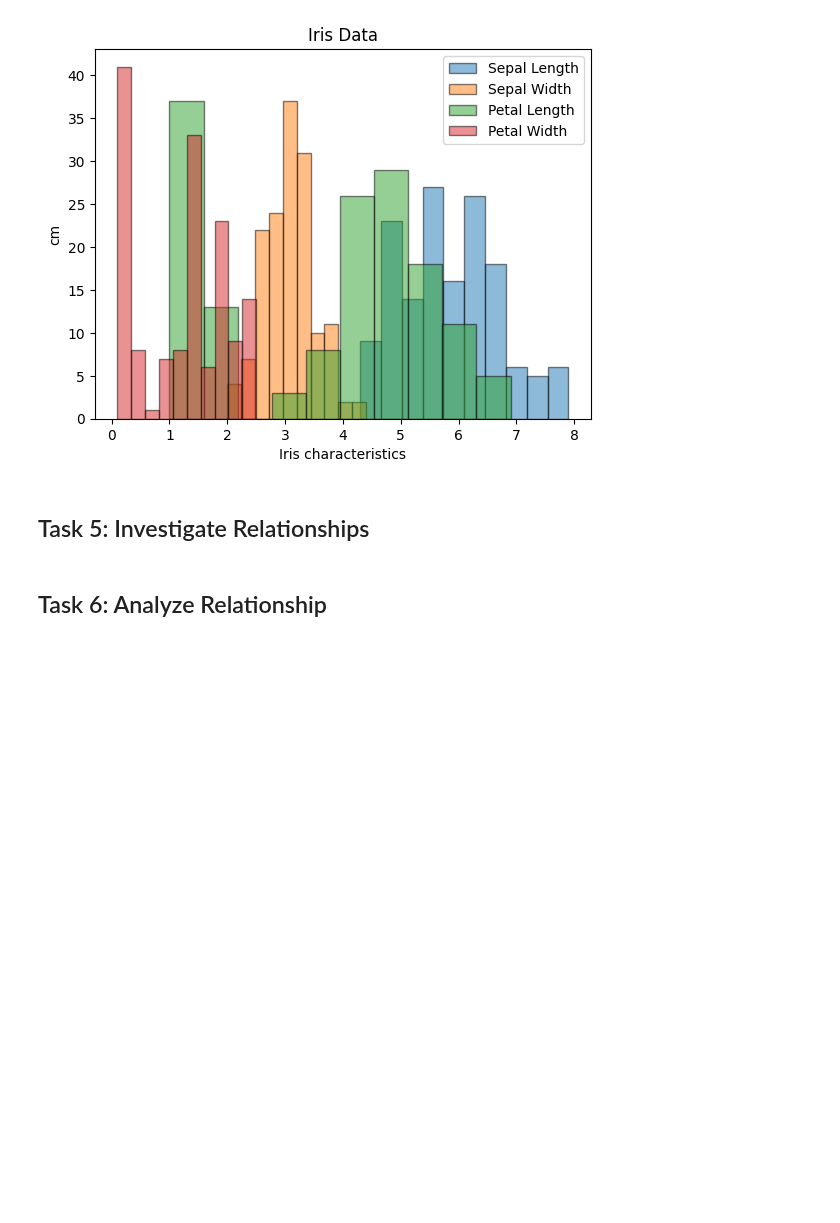
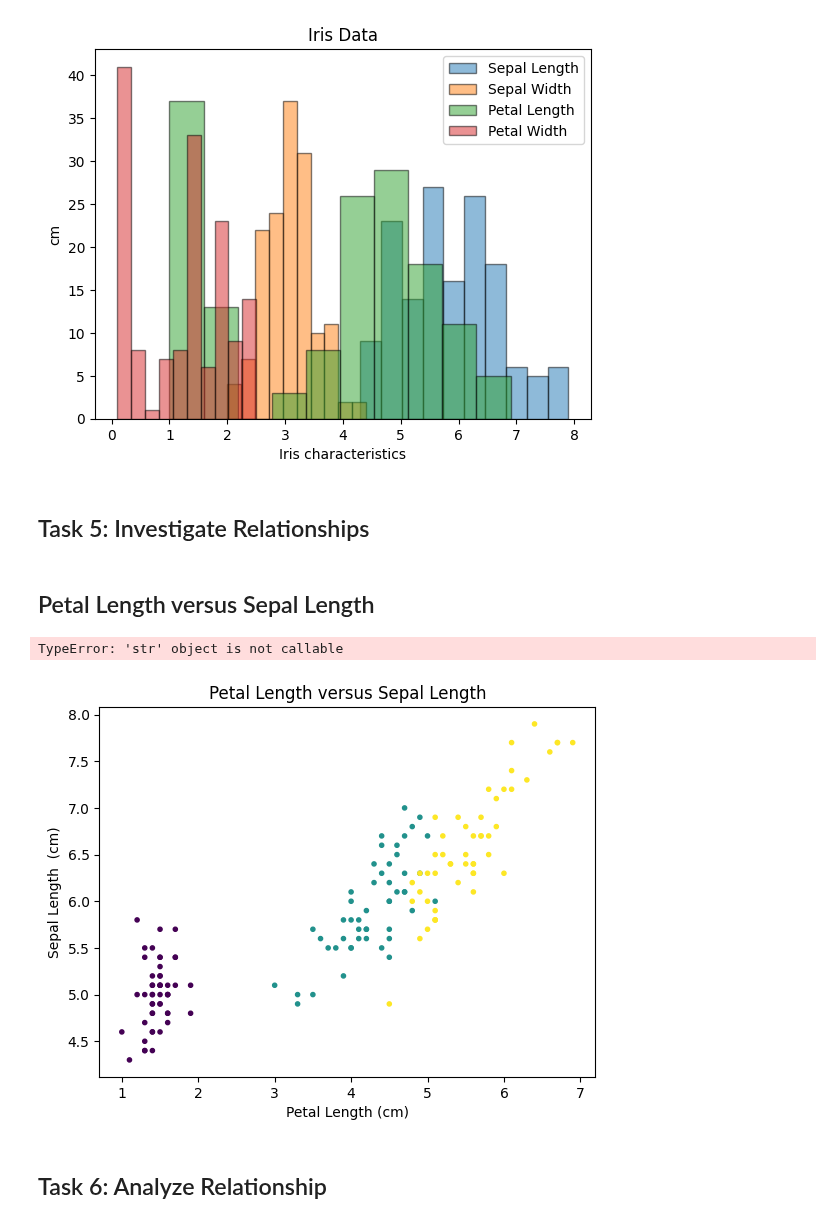
Before and after one commit to seasid3/seasid3-prin_data_analy, a Jupyter notebook: tasks.ipynb, the cells around one changed output. Saved outputs shown, nothing was run; the diff lists cells and outputs as text; code cells hidden in the pictures; blank space fills up the shorter version.

```diff
--- a/tasks.ipynb
+++ b/tasks.ipynb
@@ -404,6 +404,38 @@ Text(0, 0.5, 'cm')
 [figure]
 # %% [markdown]
 ## Task 5: Investigate Relationships
+# %% [markdown]
+## Petal Length versus Sepal Length
+# %%
+# Using code from lecture week8v03 to plot petal length versus sepal length
+
+# Also, I was having trouble finding out
+
+# I need to first assign a name to the classes, using the target:
+Irisclass = data.target
+class_names = data.target_names
+
+# Create a figure and an axis.
+fig, ax = plt.subplots()
+
+# Scatterpot
+scatter = ax.scatter(petallength, sepallength, marker=".", c=Irisclass)
+
+# labels
+ax.set_xlabel('Petal Length (cm)')
+ax.set_ylabel('Sepal Length  (cm)')
+plt.title("Petal Length versus Sepal Length")
+
+# Add a legend using the target_names for labels
+# Using scatter.legend_elements() to get the legend elements
+handles, labels = scatter.legend_elements()
+plt.legend(handles=handles, labels=class_names)
+
+# Show the plot
+plt.show()
+# %% [output]
+TypeError: 'str' object is not callable
+[figure, added]
 # %% [markdown]
 ## Task 6: Analyze Relationship
 # %% [markdown]
```
